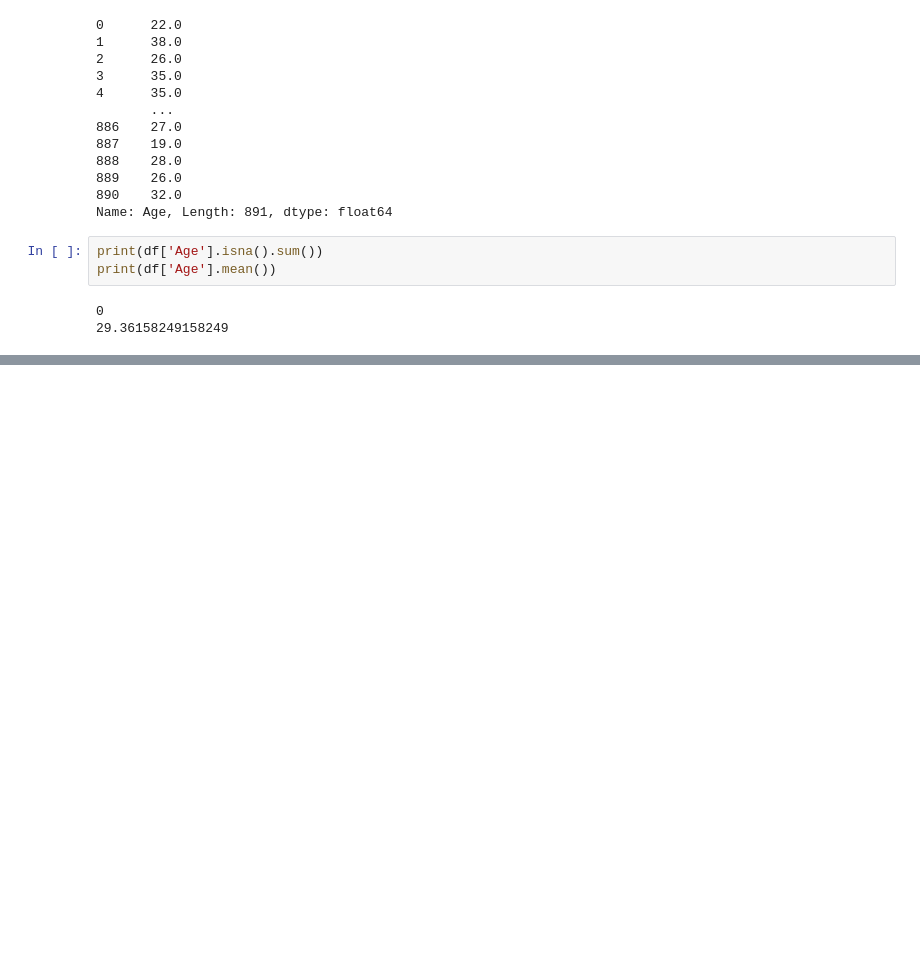
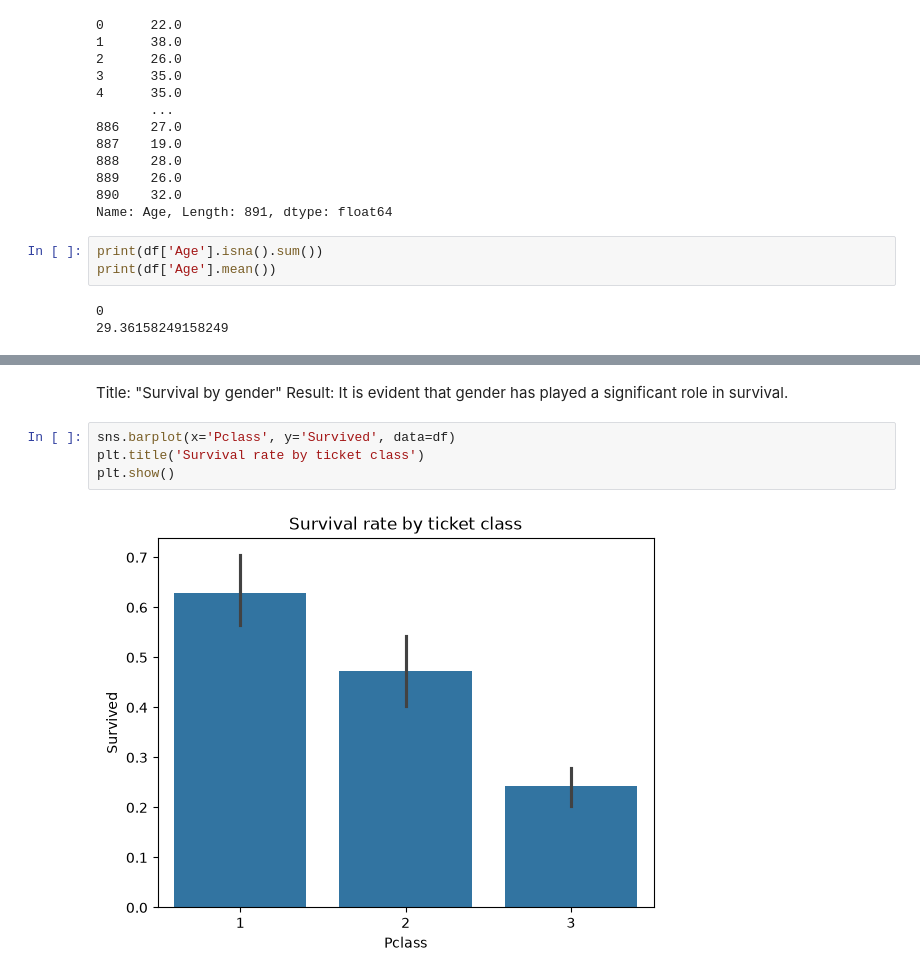
Before and after one commit to kianasharifi9969-svg/titanic-survival-analysis, a Jupyter notebook: titanic.ipynb, the cells around one changed output, grey strips where cells are left out. Saved outputs shown, nothing was run; the diff lists cells and outputs as text; blank space fills up the shorter version.

```diff
--- a/titanic.ipynb
+++ b/titanic.ipynb
@@ -155,0 +165,9 @@ print(df['Age'].mean())
+# %% [markdown]
+Title: "Survival by gender"
+Result: It is evident that gender has played a significant role in survival.
+# %%
+sns.barplot(x='Pclass', y='Survived', data=df)
+plt.title('Survival rate by ticket class')
+plt.show()
+# %% [output]
+[figure, added]
```
Also changed, not shown: parts of 6 cells of this notebook.
